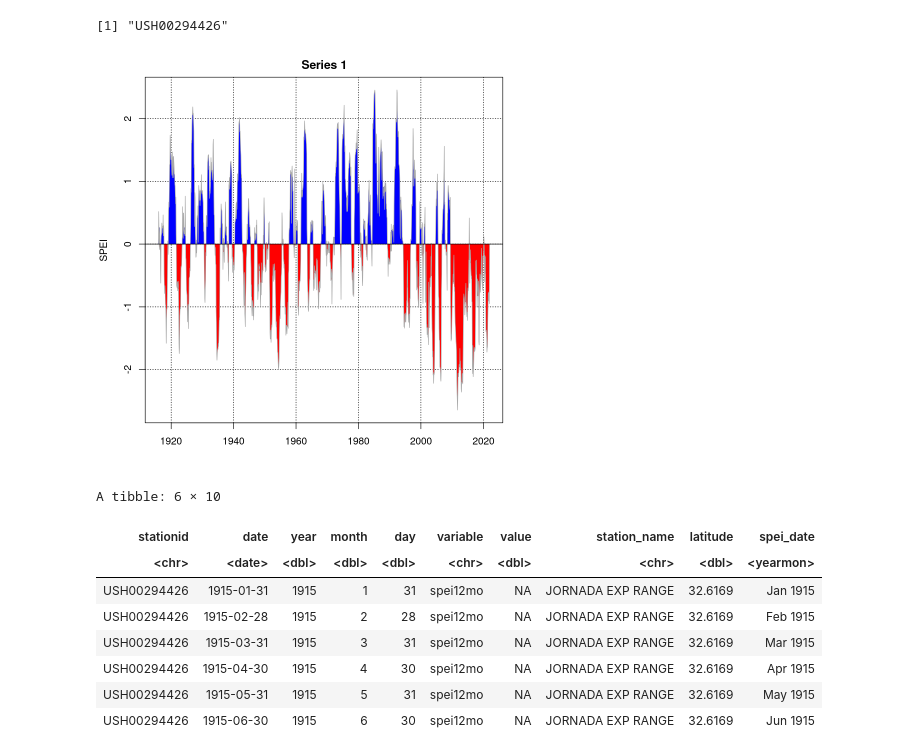
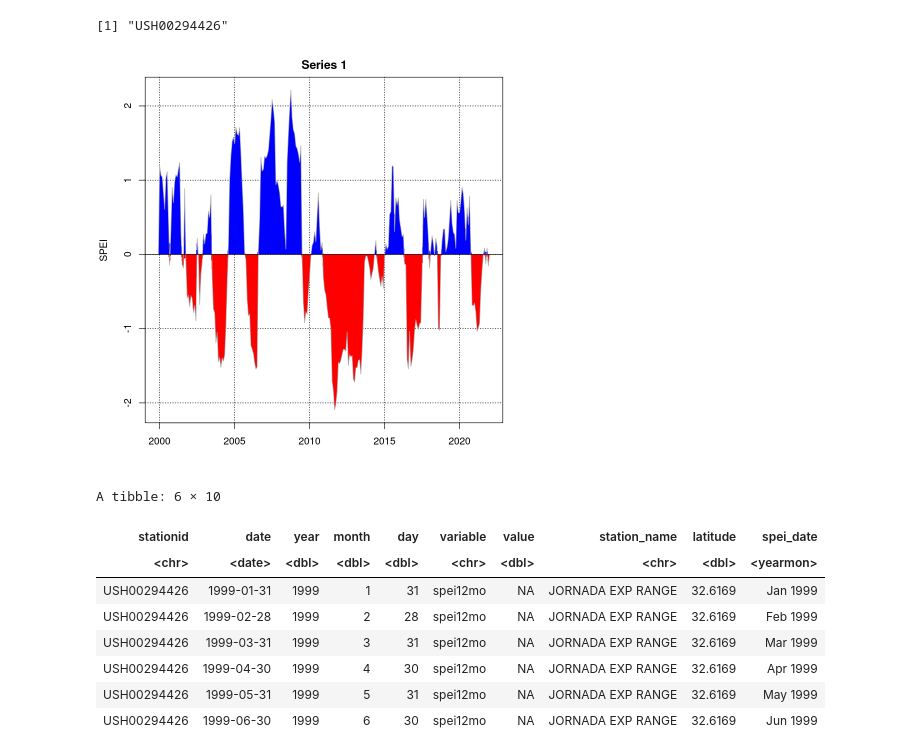
Before and after one commit to jornada-im/climate-metrics, a Jupyter notebook: notebooks/LT_SPEI_calcs.ipynb, the cells around one changed output. Cells and saved outputs as stored; diff of their text form; code cells hidden in the pictures.

```diff
--- a/notebooks/LT_SPEI_calcs.ipynb
+++ b/notebooks/LT_SPEI_calcs.ipynb
@@ -5,7 +5,7 @@ library('tidyverse')
 # Get spei tools
 source('~/GitHub/climate_tools/spei.r')
 # Get the dataset
-fname <- '../data/Jornada_USHCN_climate.csv'
+fname <- '../data/Jornada_USHCN_monthlyclimate.csv'
 raw <- read_csv(fname, na=c('', 'NaN', 'NA'))
 
 head(raw)
@@ -36,47 +36,47 @@ stn
 # %%
 for (i in 1:length(stn)) {
     # Subset the main dataset and calculate PET
-    stndf <- subset(raw, stationid==stn[i] & date > '1915-01-01')
+    stndf <- subset(raw, stationid==stn[i] & date > '1998-12-31') # For cross-site, limit to 1999 forward
     tavg <- subset(stndf, variable=='tavg')
     prcp <- subset(stndf, variable=='prcp')
     pet <- thornthwaite(tavg$value, unique(tavg$latitude))
     # Prepare datetime index
     tavg$month <- lubridate::month(tavg$date)
     dateidx <- as.yearmon(paste(tavg$month, '/', tavg$year, sep=''), "%m/%Y")
     # Precip and PET timeseries
     prcp_xts <- xts(prcp$value, order.by=dateidx)
     pet_xts <- xts(as.numeric(pet), order.by=dateidx)
     # Climatic water differential
     cwdiff <- get_cwdiff(prcp_xts, pet_xts)
 
     # Now get 1year SPEI and extract values
     spei_12mo <- get_spei(cwdiff, int_per=12)
     spei_xts <- xts(as.vector(spei_12mo$fitted),  order.by=index(cwdiff))
     colnames(spei_xts) <- c('spei12mo')
     # Create a new dataframe (from tavg) and add SPEI values
     spei_site <- tavg
     spei_site$variable <- 'spei12mo'
     spei_site$value <- as.vector(spei_xts$spei12mo)
     spei_site['spei_date'] <- index(spei_xts)
     # Concatenate spei_site dataframes into 1
     if (i==1) {
         spei_out <- spei_site
     } else {
         spei_out <- rbind(spei_out, spei_site)
     }
 }
 # %% [output]
-[figure, old version]
+[figure, new version]
 # %%
-write_csv(spei_out, '../data/Jornada_USHCN_12moSPEI.csv')
+write_csv(spei_out, '../data/Jornada_USHCN_12moSPEI_1999-present.csv')
 head(spei_out)
 # %% [output]
 A tibble: 6 × 10
 | stationid | date | year | month | day | variable | value | station_name | latitude | spei_date |
 | <chr> | <date> | <dbl> | <dbl> | <dbl> | <chr> | <dbl> | <chr> | <dbl> | <yearmon> |
-| USH00294426 | 1915-01-31 | 1915 | 1 | 31 | spei12mo | NA | JORNADA EXP RANGE | 32.6169 | Jan 1915 |
-| USH00294426 | 1915-02-28 | 1915 | 2 | 28 | spei12mo | NA | JORNADA EXP RANGE | 32.6169 | Feb 1915 |
-| USH00294426 | 1915-03-31 | 1915 | 3 | 31 | spei12mo | NA | JORNADA EXP RANGE | 32.6169 | Mar 1915 |
-| USH00294426 | 1915-04-30 | 1915 | 4 | 30 | spei12mo | NA | JORNADA EXP RANGE | 32.6169 | Apr 1915 |
-| USH00294426 | 1915-05-31 | 1915 | 5 | 31 | spei12mo | NA | JORNADA EXP RANGE | 32.6169 | May 1915 |
-| USH00294426 | 1915-06-30 | 1915 | 6 | 30 | spei12mo | NA | JORNADA EXP RANGE | 32.6169 | Jun 1915 |
+| USH00294426 | 1999-01-31 | 1999 | 1 | 31 | spei12mo | NA | JORNADA EXP RANGE | 32.6169 | Jan 1999 |
+| USH00294426 | 1999-02-28 | 1999 | 2 | 28 | spei12mo | NA | JORNADA EXP RANGE | 32.6169 | Feb 1999 |
+| USH00294426 | 1999-03-31 | 1999 | 3 | 31 | spei12mo | NA | JORNADA EXP RANGE | 32.6169 | Mar 1999 |
+| USH00294426 | 1999-04-30 | 1999 | 4 | 30 | spei12mo | NA | JORNADA EXP RANGE | 32.6169 | Apr 1999 |
+| USH00294426 | 1999-05-31 | 1999 | 5 | 31 | spei12mo | NA | JORNADA EXP RANGE | 32.6169 | May 1999 |
+| USH00294426 | 1999-06-30 | 1999 | 6 | 30 | spei12mo | NA | JORNADA EXP RANGE | 32.6169 | Jun 1999 |
```
Also changed, not shown: parts of 1 cell of this notebook, 1 other file.
